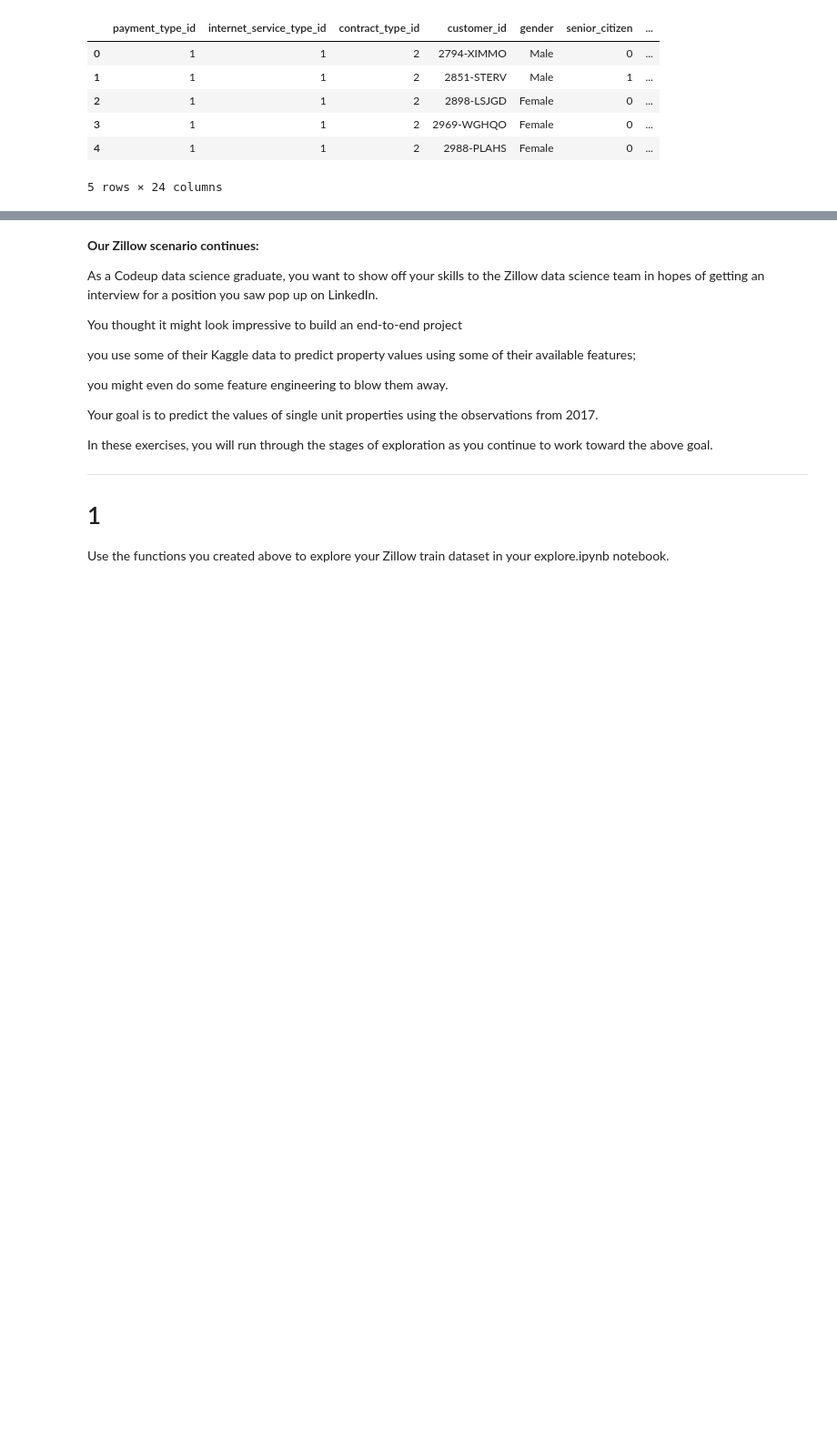
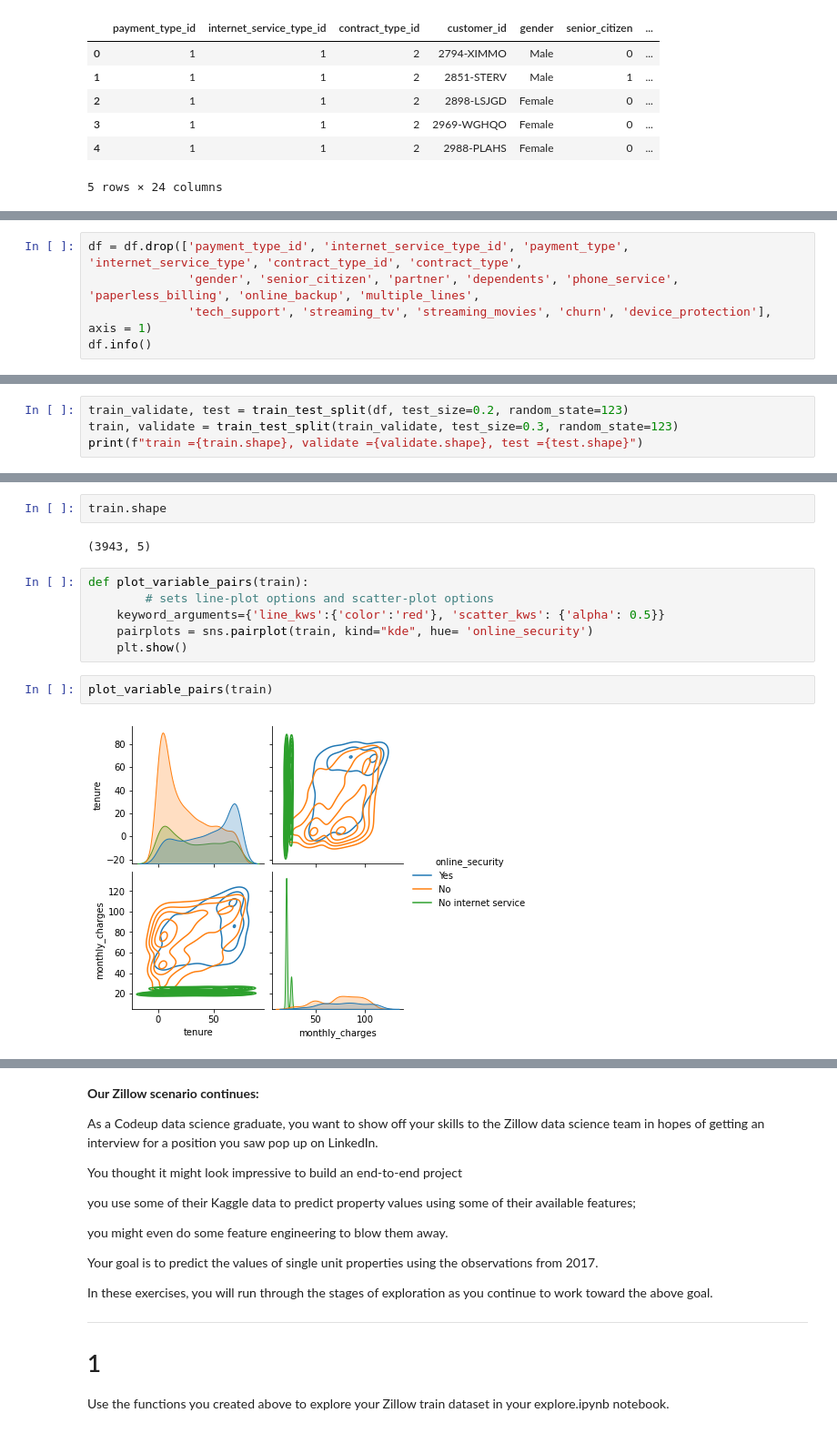
Before and after one commit to VelasquezAlejandro044/regression-exercises, a Jupyter notebook: explore.ipynb, the cells around one changed output, grey strips where cells are left out. Shown: that part at 91% size. Cells and saved outputs as stored; diff of their text form; blank space fills up the shorter version.

```diff
--- a/explore.ipynb
+++ b/explore.ipynb
@@ -92,0 +80,5 @@ import wrangle
+# %%
+df = df.drop(['payment_type_id', 'internet_service_type_id', 'payment_type', 'internet_service_type', 'contract_type_id', 'contract_type',
+              'gender', 'senior_citizen', 'partner', 'dependents', 'phone_service', 'paperless_billing', 'online_backup', 'multiple_lines',
+              'tech_support', 'streaming_tv', 'streaming_movies', 'churn', 'device_protection'], axis = 1)
+df.info()
@@ -92,0 +98,4 @@ import wrangle
+# %%
+train_validate, test = train_test_split(df, test_size=0.2, random_state=123)
+train, validate = train_test_split(train_validate, test_size=0.3, random_state=123)
+print(f"train ={train.shape}, validate ={validate.shape}, test ={test.shape}")
@@ -92,0 +107,14 @@ import wrangle
+# %%
+train.shape
+# %% [output]
+(3943, 5)
+# %%
+def plot_variable_pairs(train):
+        # sets line-plot options and scatter-plot options
+    keyword_arguments={'line_kws':{'color':'red'}, 'scatter_kws': {'alpha': 0.5}}
+    pairplots = sns.pairplot(train, kind="kde", hue= 'online_security')
+    plt.show()
+# %%
+plot_variable_pairs(train)
+# %% [output]
+[figure, added]
```
Also changed, not shown: parts of 14 cells of this notebook, 1 other file.
